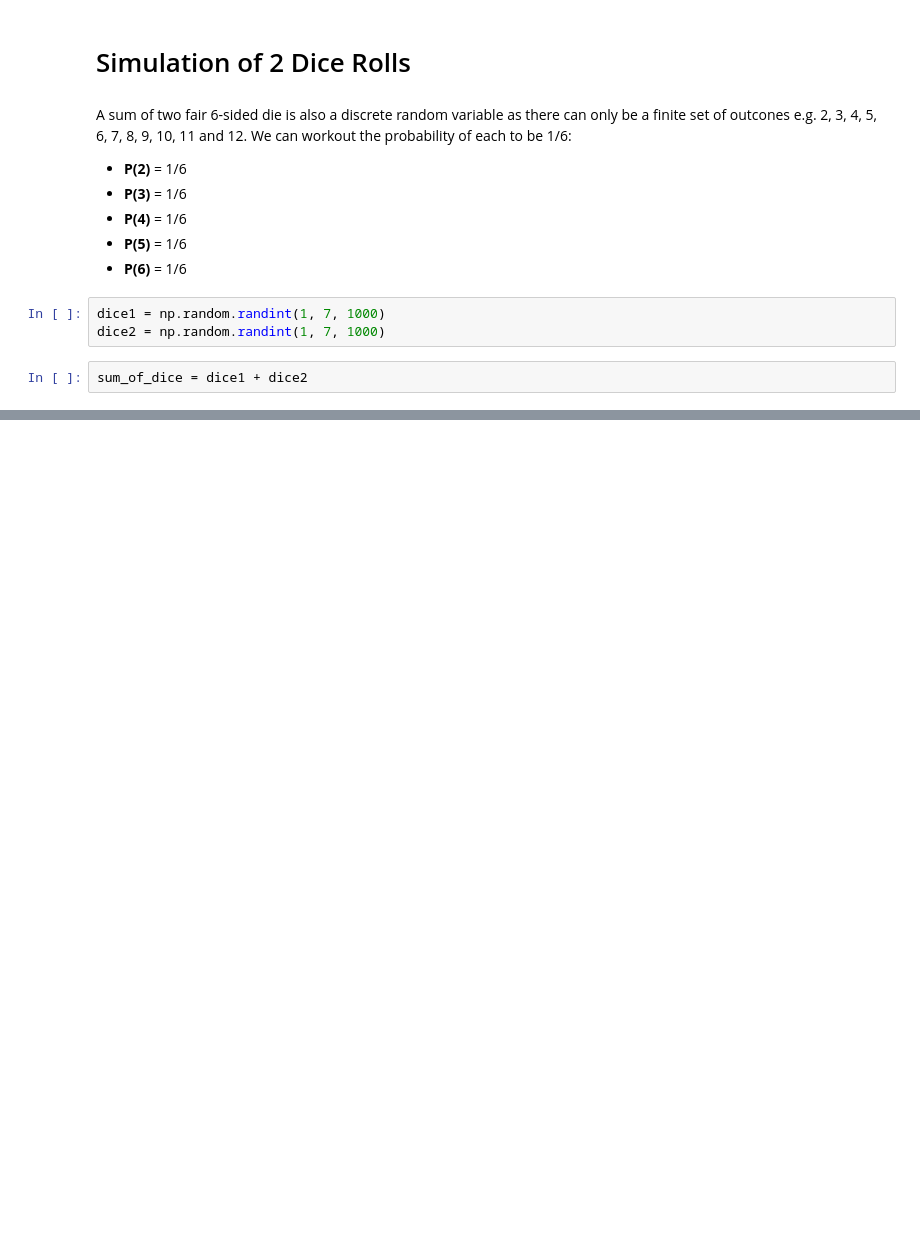
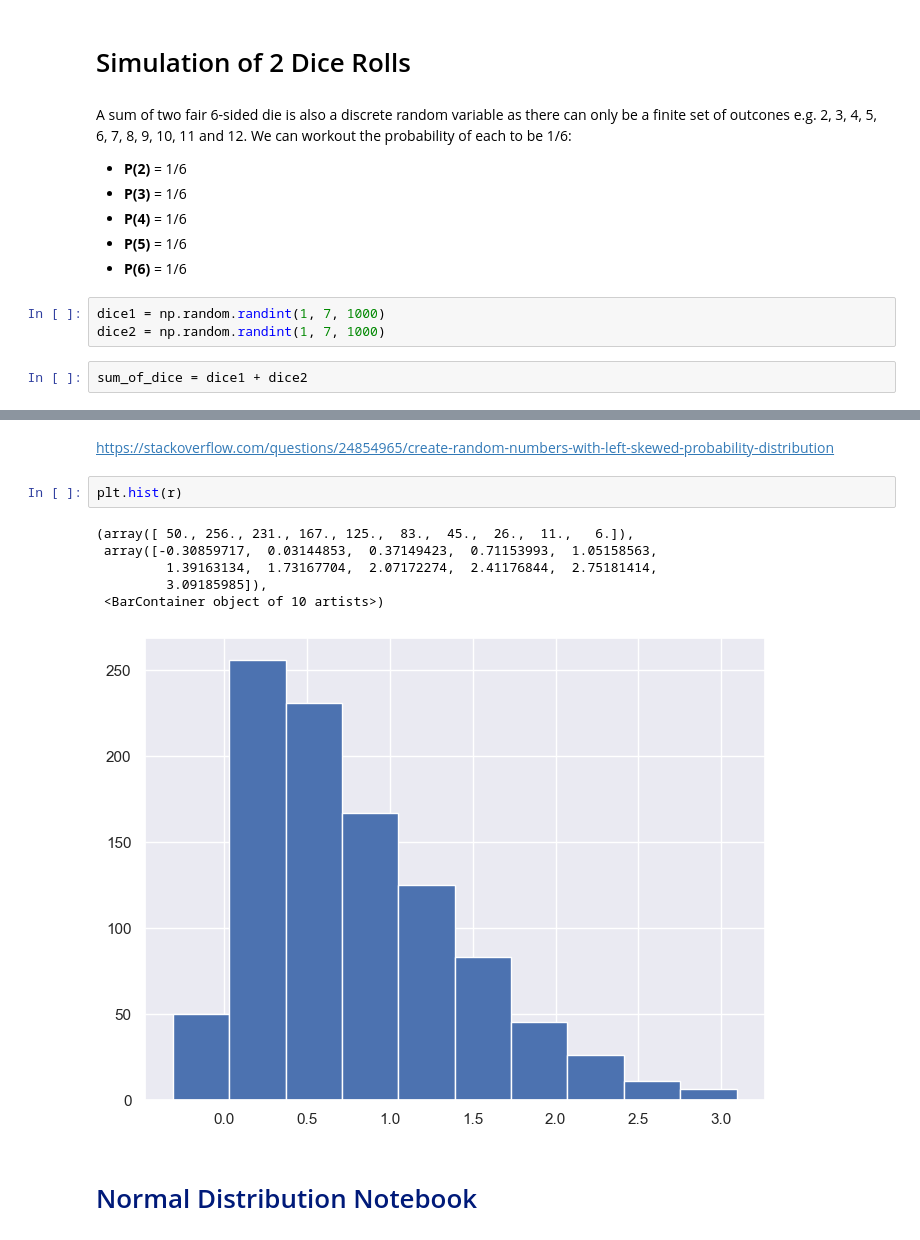
Before and after one commit to ShaneOG2/fund-data-analysis-assessment, a Jupyter notebook: Practicals/Normal Distribution Notebook.ipynb, the cells around one changed output, grey strips where cells are left out. Drawn from its saved outputs; the diff is of its cells as text; blank space fills up the shorter version.

```diff
--- a/Practicals/Normal Distribution Notebook.ipynb
+++ b/Practicals/Normal Distribution Notebook.ipynb
@@ -82,0 +115,13 @@ plt.hist(sum_of_dice);
+# %% [markdown]
+https://stackoverflow.com/questions/24854965/create-random-numbers-with-left-skewed-probability-distribution
+# %%
+plt.hist(r)
+# %% [output]
+(array([ 50., 256., 231., 167., 125.,  83.,  45.,  26.,  11.,   6.]),
+ array([-0.30859717,  0.03144853,  0.37149423,  0.71153993,  1.05158563,
+         1.39163134,  1.73167704,  2.07172274,  2.41176844,  2.75181414,
+         3.09185985]),
+ <BarContainer object of 10 artists>)
+[figure, added]
+# %% [markdown]
+<h1 style="color: #001a79;">Normal Distribution Notebook</h1>
```
Also changed, not shown: parts of 18 cells of this notebook.
